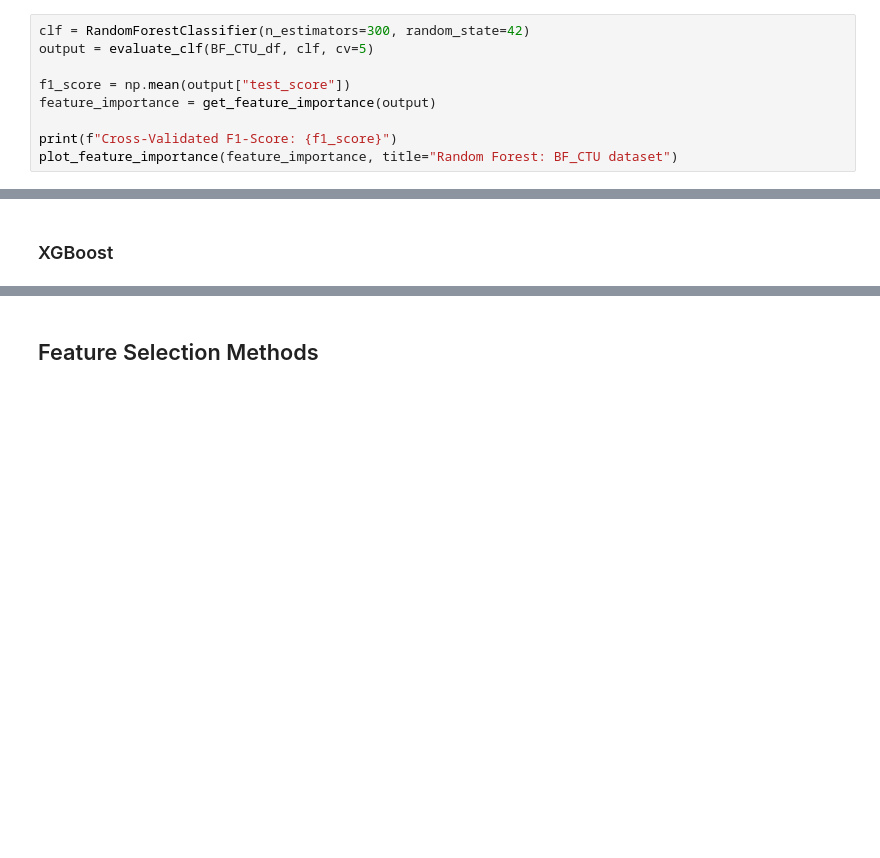
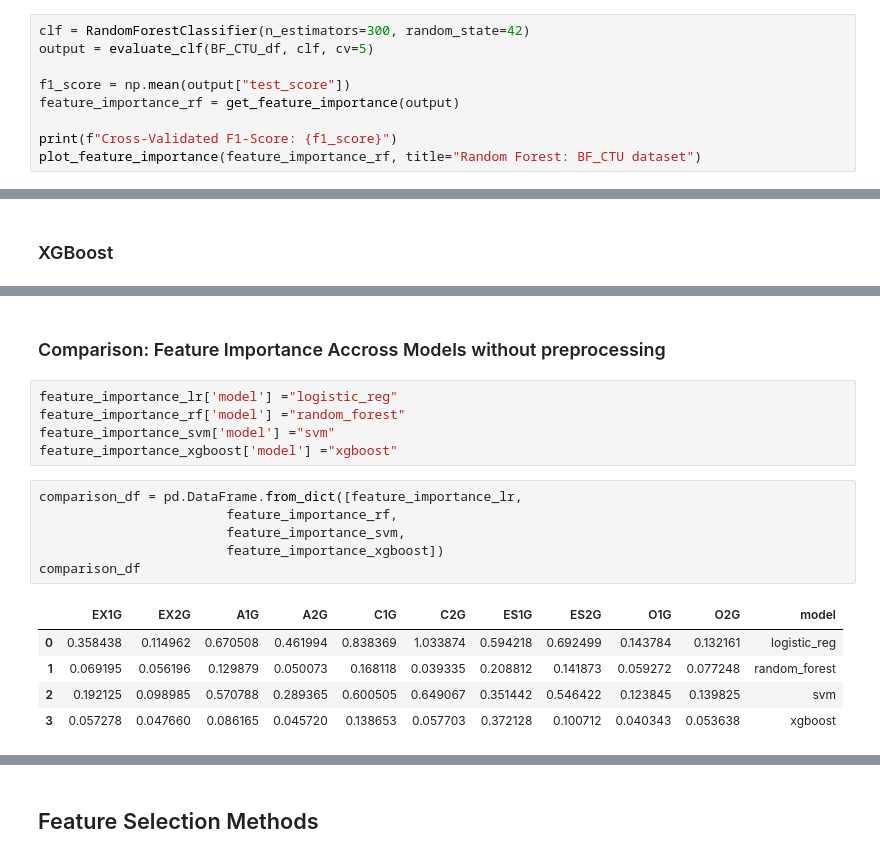
Before and after one commit to santiviquez/lie-detection, a Jupyter notebook: predictors_reliability.ipynb, the cells around one changed output, grey strips where cells are left out. Saved outputs shown, nothing was run; the diff lists cells and outputs as text; blank space fills up the shorter version.

```diff
--- a/predictors_reliability.ipynb
+++ b/predictors_reliability.ipynb
@@ -123,10 +123,10 @@ clf = RandomForestClassifier(n_estimators=300, random_state=42)
 output = evaluate_clf(BF_CTU_df, clf, cv=5)
 
 f1_score = np.mean(output["test_score"])
-feature_importance = get_feature_importance(output)
+feature_importance_rf = get_feature_importance(output)
 
 print(f"Cross-Validated F1-Score: {f1_score}")
-plot_feature_importance(feature_importance, title="Random Forest: BF_CTU dataset")
+plot_feature_importance(feature_importance_rf, title="Random Forest: BF_CTU dataset")
 # %% [output]
 Cross-Validated F1-Score: 0.8432429393066491
 [figure]
@@ -159,3 +159,22 @@ plot_feature_importance(feature_importance, title="XGBoost: BF_CTU dataset")
 # %% [output]
 Cross-Validated F1-Score: 0.8090204566675154
 [figure]
+# %% [markdown]
+### Comparison: Feature Importance Accross Models without preprocessing
+# %%
+feature_importance_lr['model'] ="logistic_reg"
+feature_importance_rf['model'] ="random_forest"
+feature_importance_svm['model'] ="svm"
+feature_importance_xgboost['model'] ="xgboost"
+# %%
+comparison_df = pd.DataFrame.from_dict([feature_importance_lr,
+                        feature_importance_rf,
+                        feature_importance_svm,
+                        feature_importance_xgboost])
+comparison_df
+# %% [output]
+|  | EX1G | EX2G | A1G | A2G | C1G | C2G | ES1G | ES2G | O1G | O2G | model |
+| 0 | 0.358438 | 0.114962 | 0.670508 | 0.461994 | 0.838369 | 1.033874 | 0.594218 | 0.692499 | 0.143784 | 0.132161 | logistic_reg |
+| 1 | 0.069195 | 0.056196 | 0.129879 | 0.050073 | 0.168118 | 0.039335 | 0.208812 | 0.141873 | 0.059272 | 0.077248 | random_forest |
+| 2 | 0.192125 | 0.098985 | 0.570788 | 0.289365 | 0.600505 | 0.649067 | 0.351442 | 0.546422 | 0.123845 | 0.139825 | svm |
+| 3 | 0.057278 | 0.047660 | 0.086165 | 0.045720 | 0.138653 | 0.057703 | 0.372128 | 0.100712 | 0.040343 | 0.053638 | xgboost |
```
Also changed, not shown: parts of 5 cells of this notebook.
